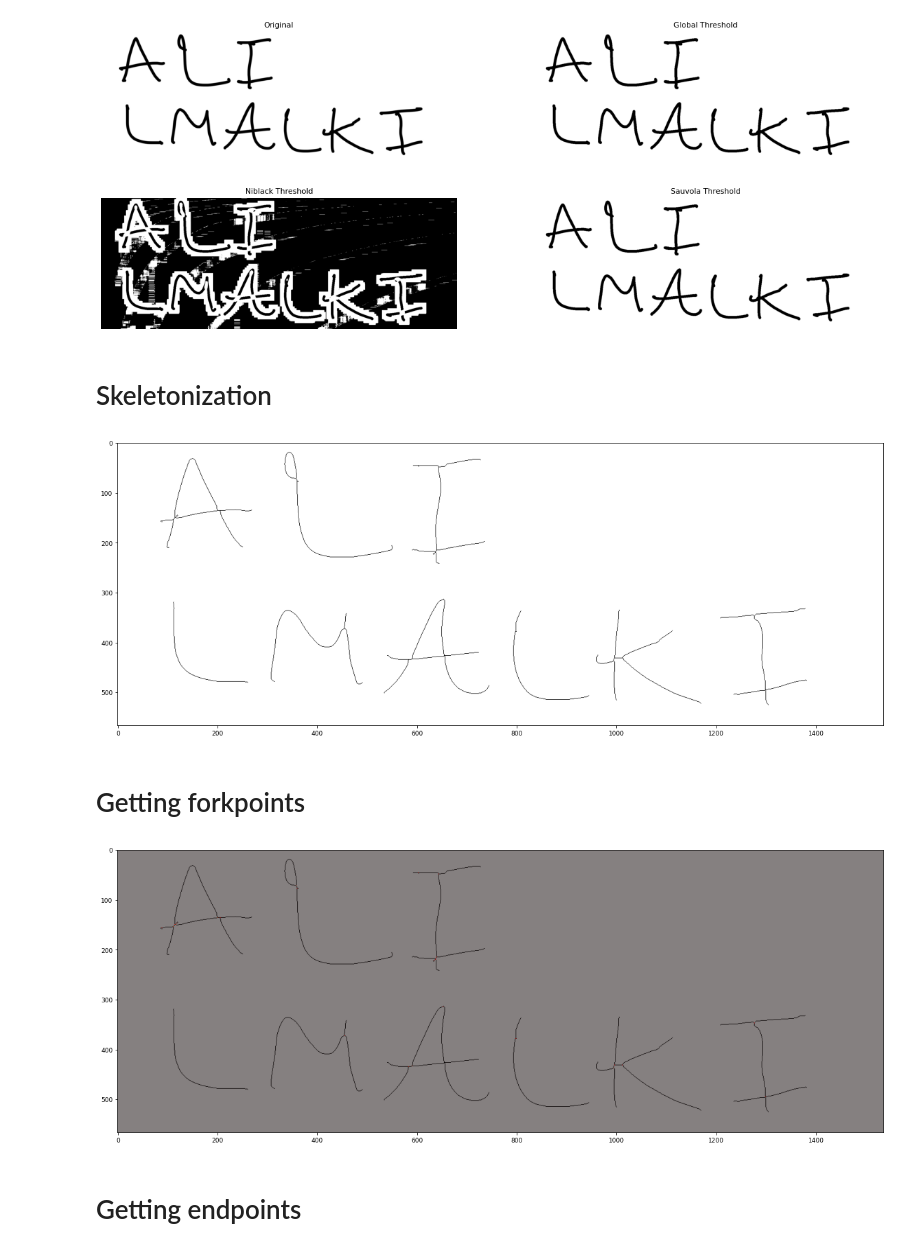
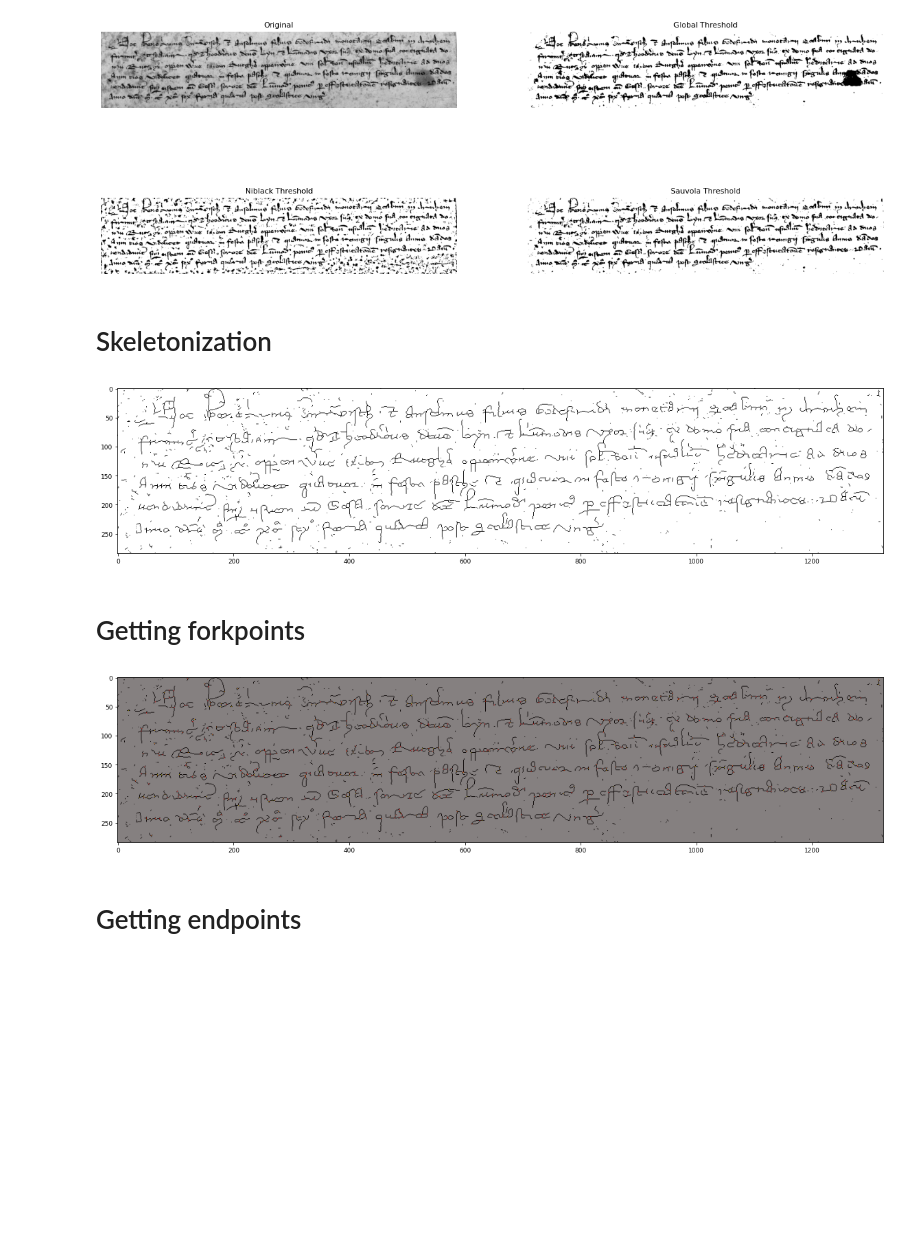
Before and after one commit to mourabitiziyad/capstone, a Jupyter notebook: capstone.ipynb, the cells around one changed output. Saved outputs shown, nothing was run; the diff lists cells and outputs as text; code cells hidden in the pictures; blank space fills up the shorter version.

```diff
--- a/capstone.ipynb
+++ b/capstone.ipynb
@@ -1,5 +1,5 @@
 # %%
-'''import matplotlib
+import matplotlib
 import matplotlib.pyplot as plt
 from skimage import io, color
 from skimage.filters import (threshold_otsu, threshold_niblack, threshold_sauvola)
@@ -7,8 +7,8 @@ from skimage.filters import (threshold_otsu, threshold_niblack, threshold_sauvol
 matplotlib.rcParams['font.size'] = 9
 
 # Load the image
-image = io.imread('dev_images/ali_lmalki.jpeg')
-image = color.rgb2gray(image)
+image = io.imread('dev_images/ali_lmalki.ppm')
+# image = color.rgb2gray(image)
 
 # Apply global thresholding
 binary_global = image > threshold_otsu(image)
@@ -20,41 +20,41 @@ thresh_niblack = threshold_niblack(image, window_size=window_size, k=k)
 binary_niblack = image > thresh_niblack
 
 # Apply Sauvola thresholding
 window_size = 25
 thresh_sauvola = threshold_sauvola(image, window_size=window_size)
 binary_sauvola = image > thresh_sauvola
 
 # Display the results
 plt.figure(figsize=(20, 8))
 plt.subplot(2, 2, 1)
 plt.imshow(image, cmap=plt.cm.gray)
 plt.title('Original')
 plt.axis('off')
 
 plt.subplot(2, 2, 2)
 plt.title('Global Threshold')
 plt.imshow(binary_global, cmap=plt.cm.gray)
 plt.axis('off')
 
 plt.subplot(2, 2, 3)
 plt.imshow(binary_niblack, cmap=plt.cm.gray)
 plt.title('Niblack Threshold')
 plt.axis('off')
 
 plt.subplot(2, 2, 4)
 plt.imshow(binary_sauvola, cmap=plt.cm.gray)
 plt.title('Sauvola Threshold')
 plt.axis('off')
 
-plt.show()'''
+plt.show()
 # %% [output]
-[figure, old version]
+[figure, new version]
 # %%
 closed = binary_sauvola
 # %% [markdown]
 # Skeletonization
 # %%
-'''from skimage.util import invert
+from skimage.util import invert
 from skimage.morphology import skeletonize
 
 inverted_image = invert(closed)
@@ -65,13 +65,13 @@ io.imsave('skeleton.png', invert(skeleton))
 #skeleton = invert(skeleton)
 fig, ax = plt.subplots(figsize=(20, 10))
 ax.imshow(invert(skeleton), cmap='gray')
-plt.show()'''
+plt.show()
 # %% [output]
-[figure, old version]
+[figure, new version]
 # %% [markdown]
 # Getting forkpoints
 # %%
-'''import numpy as np
+import numpy as np
 import scipy.ndimage as ndi
 selems = list()
 selems.append(np.array([[0, 1, 0], [1, 1, 1], [0, 0, 0]]))
@@ -93,9 +93,8 @@ fig, ax = plt.subplots(figsize=(20, 20))
 ax.imshow(invert(skeleton), cmap='gray')
 ax.imshow(forkpoints, cmap='hot', alpha=0.5)
 plt.show()
-'''
 # %% [output]
-[figure, old version]
+[figure, new version]
 # %% [markdown]
 # Getting endpoints
 # %%
```
Also changed, not shown: parts of 7 cells of this notebook, 12 other files.
